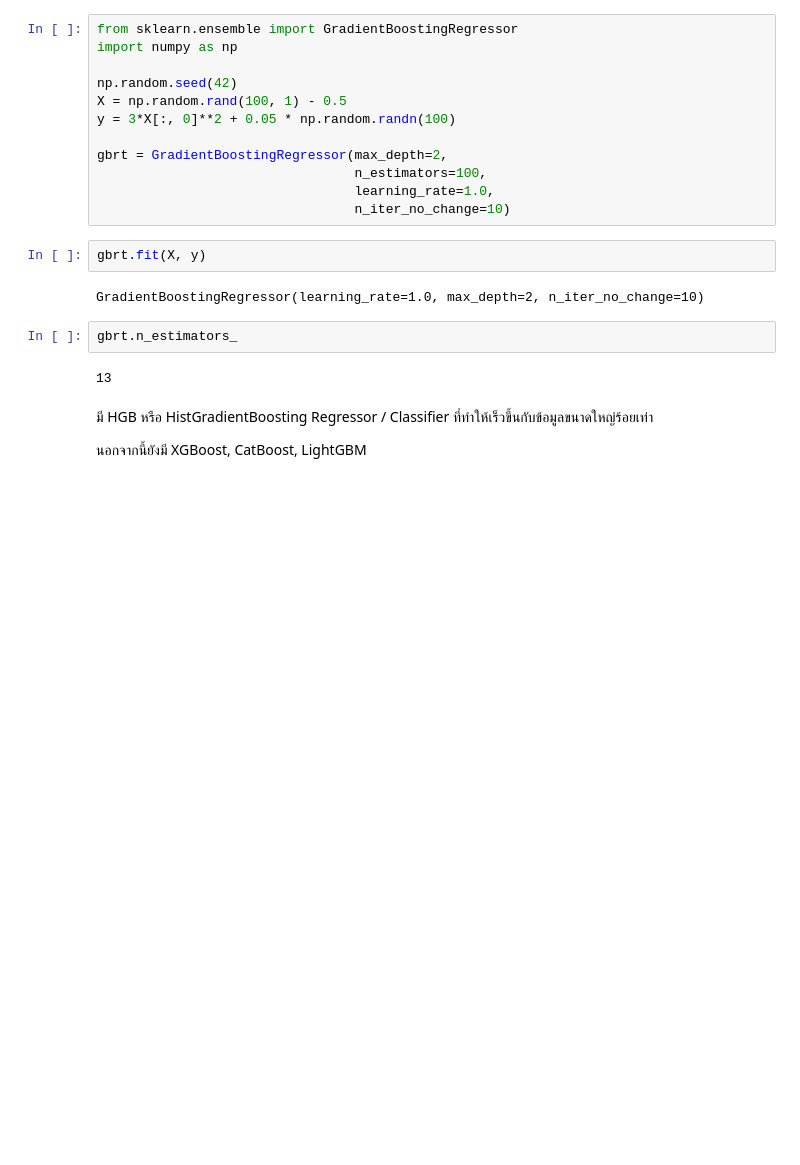
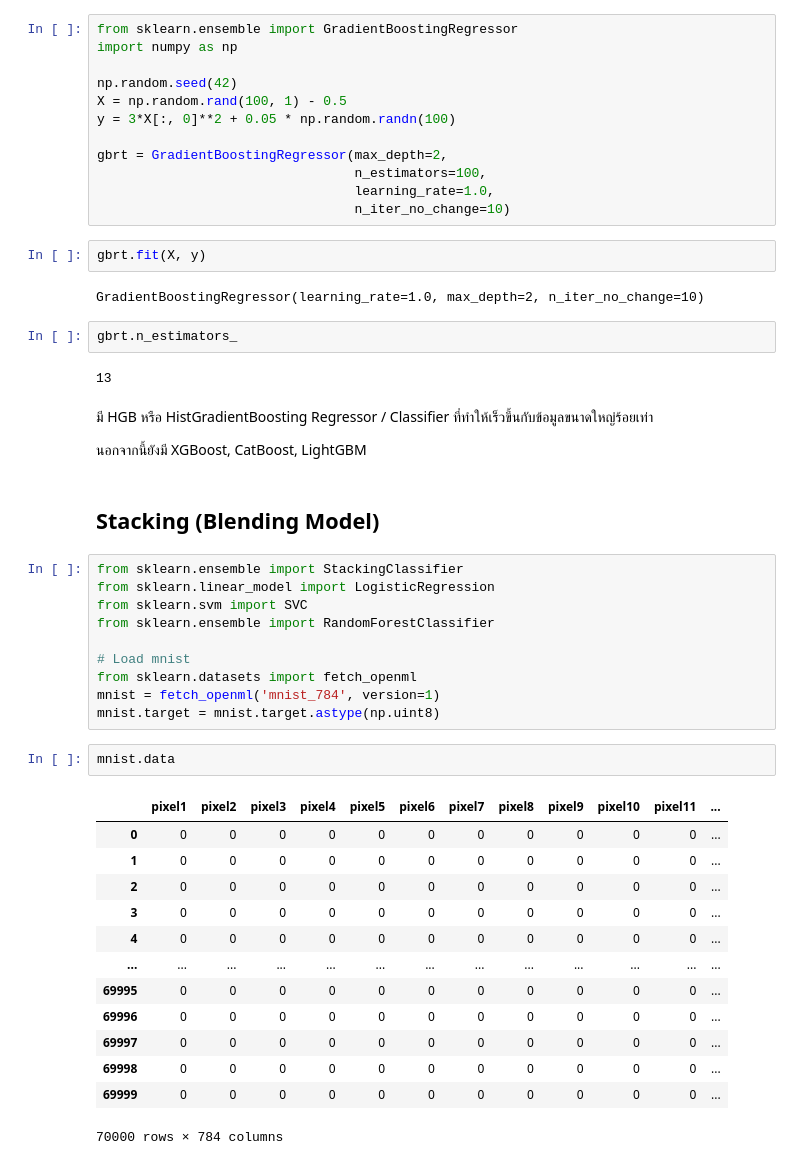
Before and after one commit to Celesca/Hands-on-ML, a Jupyter notebook: Lecture6_Ensemble_RandomForest/Lecture6_Ensemble.ipynb, the cells around one changed output. Drawn from its saved outputs; the diff is of its cells as text; blank space fills up the shorter version.

Commit message:
add: stacking

```diff
--- a/Lecture6_Ensemble_RandomForest/Lecture6_Ensemble.ipynb
+++ b/Lecture6_Ensemble_RandomForest/Lecture6_Ensemble.ipynb
@@ -147,3 +147,31 @@ gbrt.n_estimators_
 มี HGB หรือ HistGradientBoosting Regressor / Classifier ที่ทำให้เร็วขึ้นกับข้อมูลขนาดใหญ่ร้อยเท่า
 
 นอกจากนี้ยังมี XGBoost, CatBoost, LightGBM
+# %% [markdown]
+## Stacking (Blending Model)
+# %%
+from sklearn.ensemble import StackingClassifier
+from sklearn.linear_model import LogisticRegression
+from sklearn.svm import SVC
+from sklearn.ensemble import RandomForestClassifier
+
+# Load mnist
+from sklearn.datasets import fetch_openml
+mnist = fetch_openml('mnist_784', version=1)
+mnist.target = mnist.target.astype(np.uint8)
+# %%
+mnist.data
+# %% [output]
+|  | pixel1 | pixel2 | pixel3 | pixel4 | pixel5 | pixel6 | pixel7 | pixel8 | pixel9 | pixel10 | pixel11 | ... |
+| 0 | 0 | 0 | 0 | 0 | 0 | 0 | 0 | 0 | 0 | 0 | 0 | ... |
+| 1 | 0 | 0 | 0 | 0 | 0 | 0 | 0 | 0 | 0 | 0 | 0 | ... |
+| 2 | 0 | 0 | 0 | 0 | 0 | 0 | 0 | 0 | 0 | 0 | 0 | ... |
+| 3 | 0 | 0 | 0 | 0 | 0 | 0 | 0 | 0 | 0 | 0 | 0 | ... |
+| 4 | 0 | 0 | 0 | 0 | 0 | 0 | 0 | 0 | 0 | 0 | 0 | ... |
+| ... | ... | ... | ... | ... | ... | ... | ... | ... | ... | ... | ... | ... |
+| 69995 | 0 | 0 | 0 | 0 | 0 | 0 | 0 | 0 | 0 | 0 | 0 | ... |
+| 69996 | 0 | 0 | 0 | 0 | 0 | 0 | 0 | 0 | 0 | 0 | 0 | ... |
+| 69997 | 0 | 0 | 0 | 0 | 0 | 0 | 0 | 0 | 0 | 0 | 0 | ... |
+| 69998 | 0 | 0 | 0 | 0 | 0 | 0 | 0 | 0 | 0 | 0 | 0 | ... |
+| 69999 | 0 | 0 | 0 | 0 | 0 | 0 | 0 | 0 | 0 | 0 | 0 | ... |
+70000 rows × 784 columns
```
Also changed, not shown: parts of 2 cells of this notebook.
